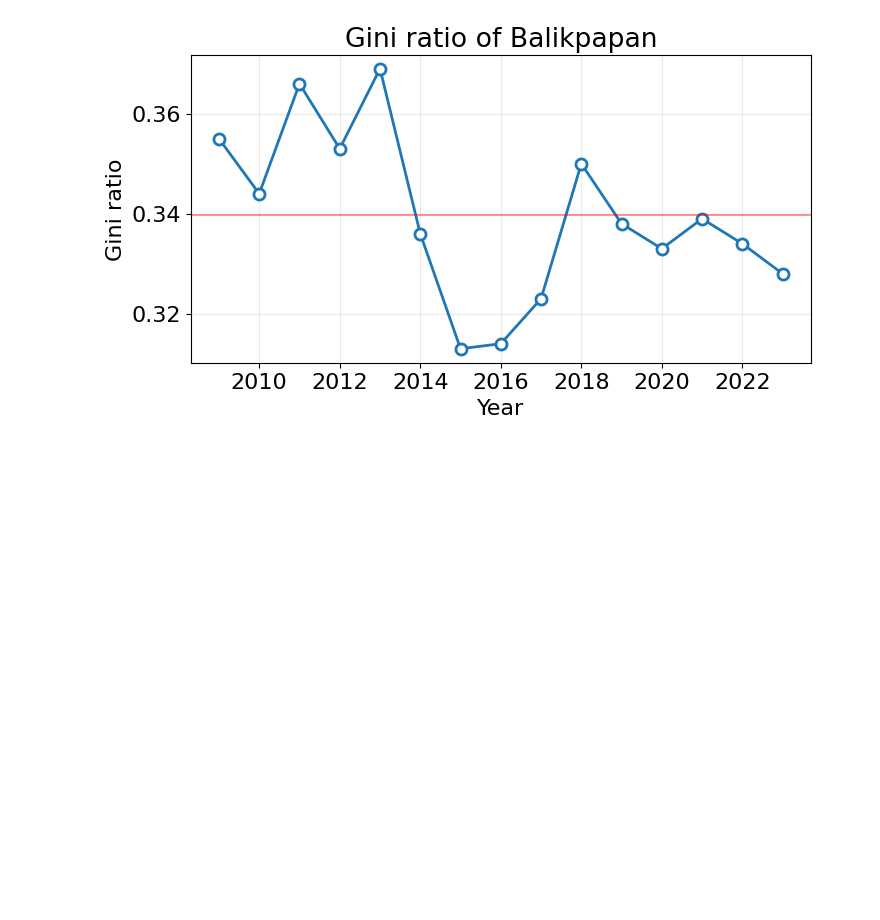
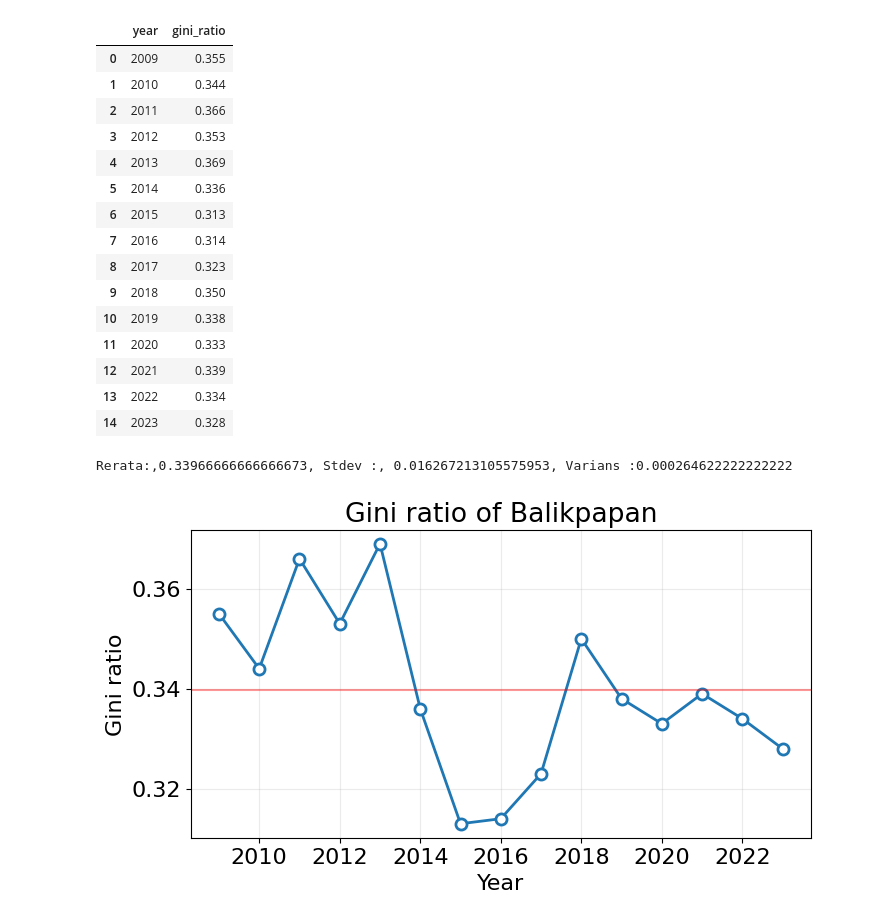
Before and after one commit to Asclumb/ST22-0424, a Jupyter notebook: Pengantar_Sains_Data/Praktikum.ipynb, the cells around one changed output. Saved outputs shown, nothing was run; the diff lists cells and outputs as text; code cells hidden in the pictures; blank space fills up the shorter version.

Commit message:
Updating gini_ratio

```diff
--- a/Pengantar_Sains_Data/Praktikum.ipynb
+++ b/Pengantar_Sains_Data/Praktikum.ipynb
@@ -10,5 +10,22 @@ plt.rcParams.update({
   'font.size': 16,
   'grid.alpha': 0.25})
 # %%
-df = pd.read_csv("/workspaces/ST22-0424/gini_rasio_kaltim.csv")
+df = pd.read_csv("/workspaces/ST22-0424/Pengantar_Sains_Data/gini_rasio_kaltim.csv")
 df
+# %% [output]
+|  | year | gini_ratio |
+| 0 | 2009 | 0.355 |
+| 1 | 2010 | 0.344 |
+| 2 | 2011 | 0.366 |
+| 3 | 2012 | 0.353 |
+| 4 | 2013 | 0.369 |
+| 5 | 2014 | 0.336 |
+| 6 | 2015 | 0.313 |
+| 7 | 2016 | 0.314 |
+| 8 | 2017 | 0.323 |
+| 9 | 2018 | 0.350 |
+| 10 | 2019 | 0.338 |
+| 11 | 2020 | 0.333 |
+| 12 | 2021 | 0.339 |
+| 13 | 2022 | 0.334 |
+| 14 | 2023 | 0.328 |
@@ -18,3 +32,13 @@ gini_ratio_avg
+# %%
+gini_ratio_avg = np.mean(df["gini_ratio"])
+gini_ratio_avg
+gini_ratio_std = np.std(df["gini_ratio"])
+gini_ratio_std
+gini_ratio_var = np.var(df["gini_ratio"])
+gini_ratio_var
+print(f"Rerata:,{gini_ratio_avg}, Stdev :, {gini_ratio_std}, Varians :{gini_ratio_var}")
+# %% [output]
+Rerata:,0.33966666666666673, Stdev :, 0.016267213105575953, Varians :0.000264622222222222
 # %%
 fig, ax = plt.subplots(figsize=(8, 4))
 
```
Also changed, not shown: parts of 1 cell of this notebook.
